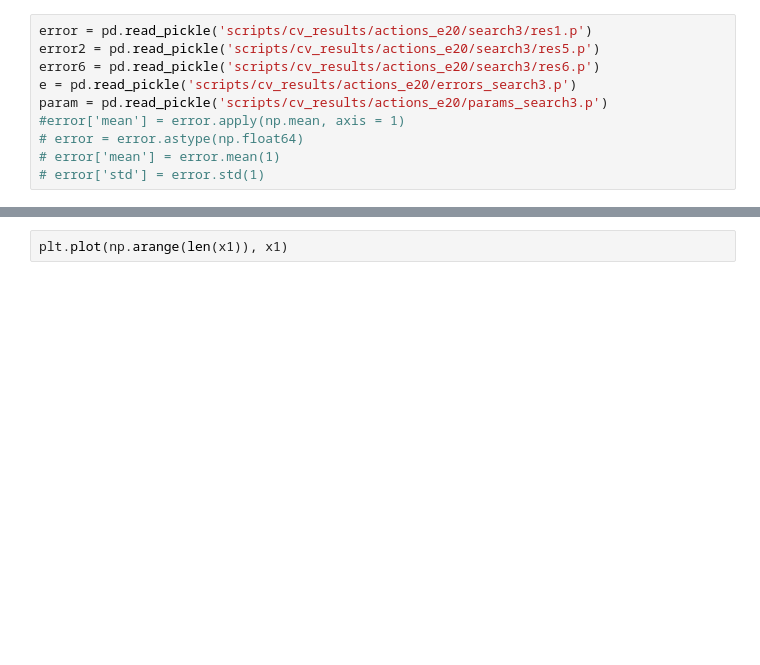
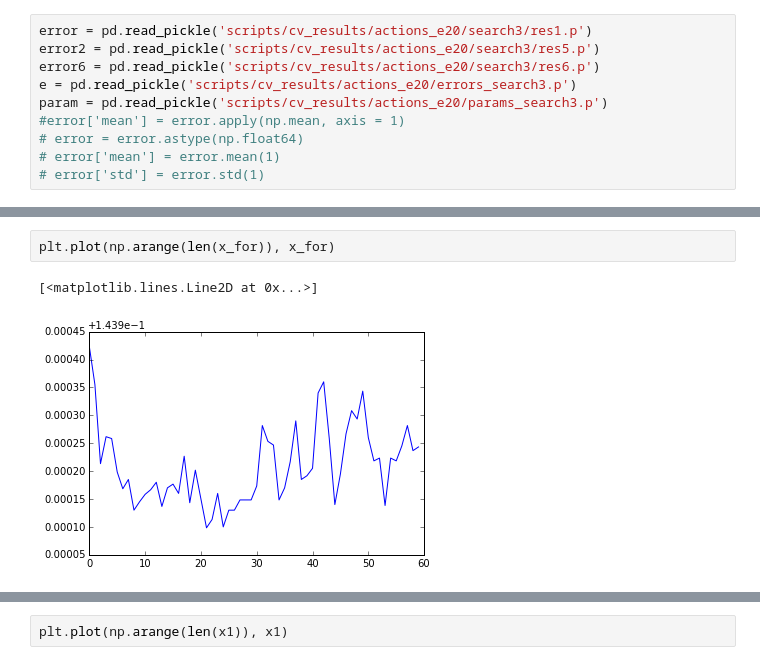
Before and after one commit to ily9000/Kaggle_AirBnB, a Jupyter notebook: view_results.ipynb, the cells around one changed output, grey strips where cells are left out. Cells and saved outputs as stored; diff of their text form; blank space fills up the shorter version.

```diff
--- a/view_results.ipynb
+++ b/view_results.ipynb
@@ -63,0 +81,5 @@ plt.plot(np.arange(len(x2)), x2)
+# %%
+plt.plot(np.arange(len(x_for)), x_for)
+# %% [output]
+[<matplotlib.lines.Line2D at 0x...>]
+[figure, added]
```
Also changed, not shown: parts of 12 cells of this notebook, 7 other files.
